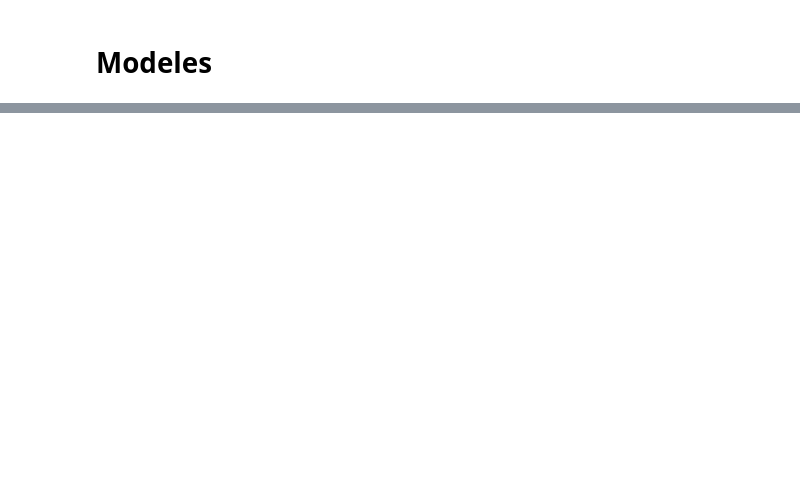
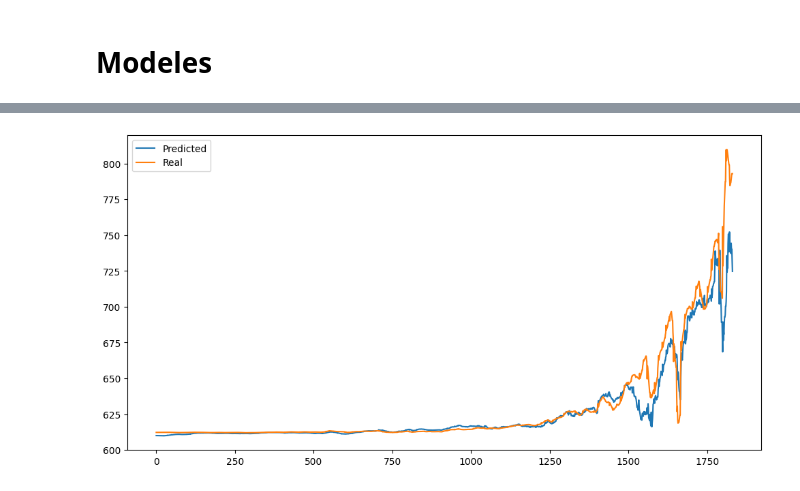
Before and after one commit to gcolpari/STOCKMARKET_PREDICTION-, a Jupyter notebook: Prediction.ipynb, the cells around one changed output, grey strips where cells are left out. Saved outputs shown, nothing was run; the diff lists cells and outputs as text; code cells hidden in the pictures; blank space fills up the shorter version.

```diff
--- a/Prediction.ipynb
+++ b/Prediction.ipynb
@@ -1476,0 +482,3 @@ Ainsi, cette comparaison montre que l’augmentation du nombre de variables ne g
+# %%
+plot_prediction_test_general(wg_linear,model,2)
+# %% [output]
@@ -1476,0 +486 @@ Ainsi, cette comparaison montre que l’augmentation du nombre de variables ne g
+[figure, added]
```
Also changed, not shown: parts of 137 cells of this notebook, 1 other file.
